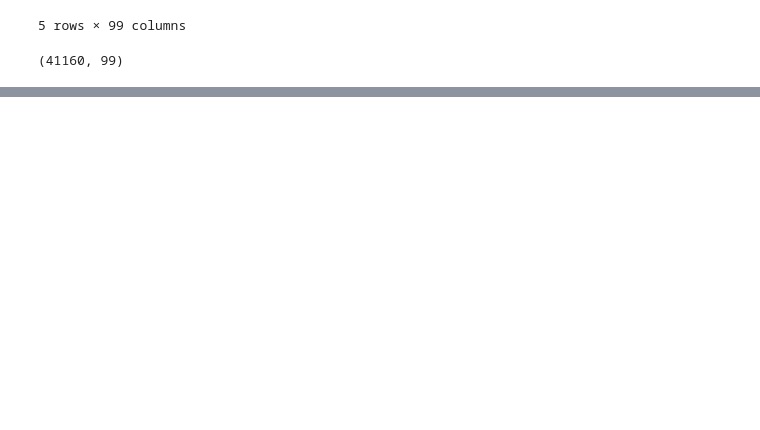
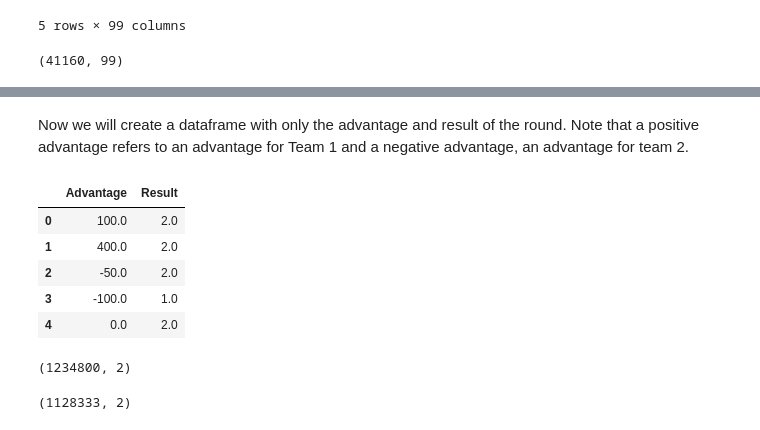
Before and after one commit to CopsEatingDonuts/1015datasets, a Jupyter notebook: Data_Cleaning.ipynb, the cells around one changed output, grey strips where cells are left out. Drawn from its saved outputs; the diff is of its cells as text; code cells hidden in the pictures; blank space fills up the shorter version.

```diff
--- a/Data_Cleaning.ipynb
+++ b/Data_Cleaning.ipynb
@@ -137,0 +142,16 @@ This means that 184 entries have been removed as the map is Default, which is no
+# %%
+cleanCopy = clean
+# %%
+#Create columns in dataframe that represent Team 1's advantage in economic spending for all 30 rounds
+#This advantage is equal to Spending by Team 1 - Spending by Team 2 for said round
+
+for i in range(1, 31):
+  advantage_string = str(i) + "_advantage"
+  t1_string = str(i) + "_t1"
+  t2_string = str(i) + "_t2"
+
+  advantage = cleanCopy[t1_string] - cleanCopy[t2_string]
+  cleanCopy[advantage_string] = advantage
+
+
+cleanCopy.head()
@@ -137,0 +166,27 @@ This means that 184 entries have been removed as the map is Default, which is no
+# %% [markdown]
+Now we will create a dataframe with only the advantage and result of the round. Note that a positive advantage refers to an advantage for Team 1 and a negative advantage, an advantage for team 2.
+# %%
+cleanOutliers = pd.DataFrame(columns = ['Advantage', 'Result'])
+
+for i in range(1,31):
+  advantageString  = str(i) + "_advantage"
+  winnerString = str(i) + "_winner"
+
+
+  tempFrame = pd.concat([cleanCopy[advantageString], cleanCopy[winnerString]], ignore_index = True, axis = 1)
+  tempFrame.rename(columns = {0: 'Advantage', 1: 'Result'}, inplace = True)
+
+  cleanOutliers = pd.concat([cleanOutliers, tempFrame], axis = 0, ignore_index = True)
+
+cleanOutliers.head()
+# %% [output]
+|  | Advantage | Result |
+| 0 | 100.0 | 2.0 |
+| 1 | 400.0 | 2.0 |
+| 2 | -50.0 | 2.0 |
+| 3 | -100.0 | 1.0 |
+| 4 | 0.0 | 2.0 |
+# %%
+cleanOutliers.shape
+# %% [output]
+(1234800, 2)
@@ -137,0 +212,4 @@ This means that 184 entries have been removed as the map is Default, which is no
+# %%
+notOutliers.shape
+# %% [output]
+(1128333, 2)
```
Also changed, not shown: parts of 18 cells of this notebook, 1 other file.
